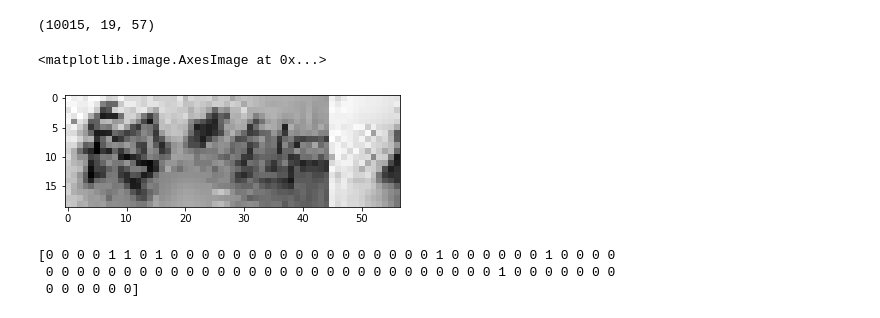
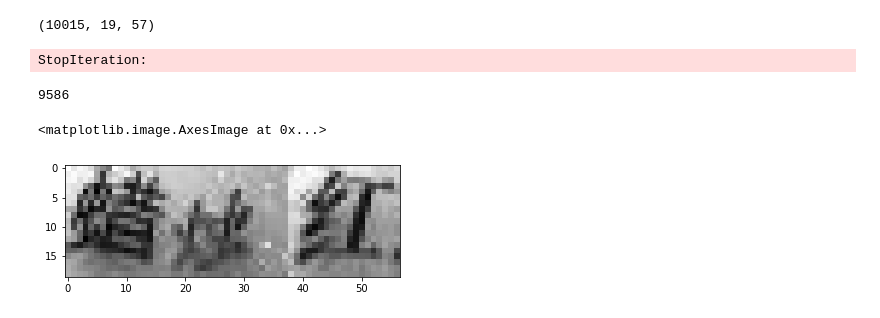
Before and after one commit to SpiritedAwayCN/Cracking-12306, a Jupyter notebook: text/text_image_exploring.ipynb, the cells around one changed output. Drawn from its saved outputs; the diff is of its cells as text; code cells hidden in the pictures.

Commit message:
text dataset done!

```diff
--- a/text/text_image_exploring.ipynb
+++ b/text/text_image_exploring.ipynb
@@ -10,15 +11,24 @@ easy['texts'].shape
 # %% [output]
 (10015, 19, 57)
+# %%
+SKIPPED_DIR = './net/skipped/'
+# tagged = os.listdir('./net/untagged_imgs/')
+def skipped_file_gen():
+    for file_name in os.listdir(SKIPPED_DIR):
+        id = file_name.partition('.')[0]
+        yield int(id)
+
+file_gen = skipped_file_gen()
+# %%
+imid = next(file_gen)
+# %% [output]
+StopIteration:
 # %%
-img = easy['texts'][84]
+print(imid)
+img = easy['texts'][imid]
 
 plt.imshow(img, cmap='gray')
 # %% [output]
-<matplotlib.image.AxesImage at 0x...>
+9586
+<matplotlib.image.AxesImage at 0x...>
-[figure, old version]
+[figure, new version]
-# %%
-print(easy['labels'][85])
-# %% [output]
-[0 0 0 0 1 1 0 1 0 0 0 0 0 0 0 0 0 0 0 0 0 0 0 0 0 1 0 0 0 0 0 0 1 0 0 0 0
- 0 0 0 0 0 0 0 0 0 0 0 0 0 0 0 0 0 0 0 0 0 0 0 0 0 0 0 0 0 1 0 0 0 0 0 0 0
- 0 0 0 0 0 0]
```
Also changed, not shown: parts of 10 cells of this notebook.
